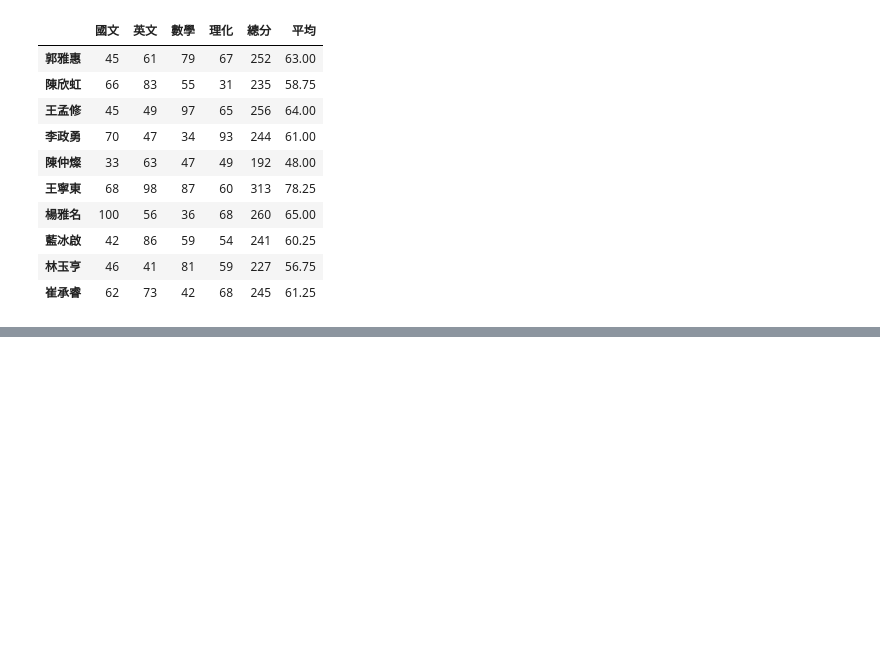
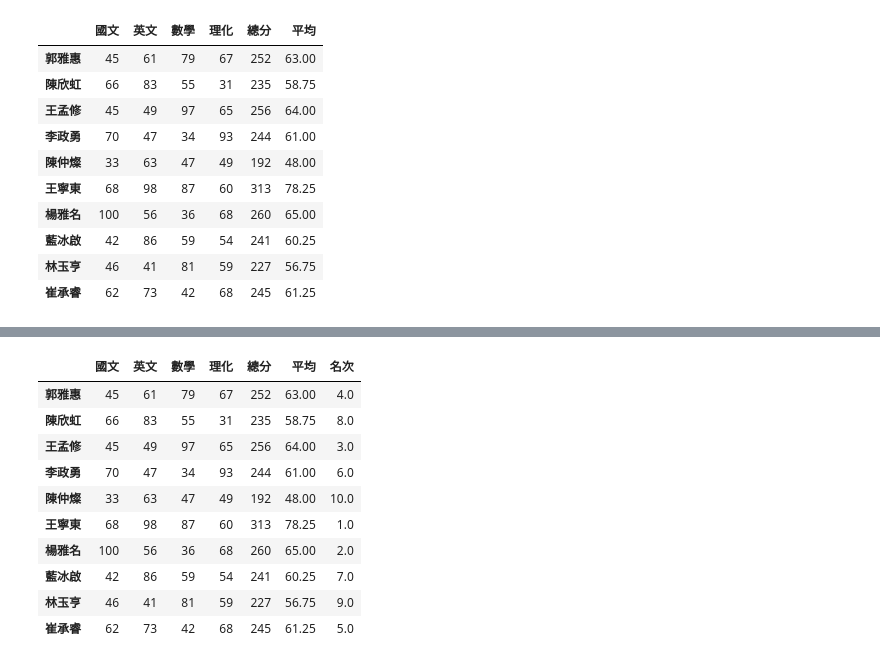
Before and after one commit to aprilrain731/20230210-python, a Jupyter notebook: 20230304.ipynb, the cells around one changed output, grey strips where cells are left out. Drawn from its saved outputs; the diff is of its cells as text; code cells hidden in the pictures; blank space fills up the shorter version.

```diff
--- a/20230304.ipynb
+++ b/20230304.ipynb
@@ -894,0 +929,16 @@ df
+# %%
+df['名次'] = df['總分'].rank(ascending=False)
+# %%
+df
+# %% [output]
+|  | 國文 | 英文 | 數學 | 理化 | 總分 | 平均 | 名次 |
+| 郭雅惠 | 45 | 61 | 79 | 67 | 252 | 63.00 | 4.0 |
+| 陳欣虹 | 66 | 83 | 55 | 31 | 235 | 58.75 | 8.0 |
+| 王孟修 | 45 | 49 | 97 | 65 | 256 | 64.00 | 3.0 |
+| 李政勇 | 70 | 47 | 34 | 93 | 244 | 61.00 | 6.0 |
+| 陳仲燦 | 33 | 63 | 47 | 49 | 192 | 48.00 | 10.0 |
+| 王寧東 | 68 | 98 | 87 | 60 | 313 | 78.25 | 1.0 |
+| 楊雅名 | 100 | 56 | 36 | 68 | 260 | 65.00 | 2.0 |
+| 藍冰啟 | 42 | 86 | 59 | 54 | 241 | 60.25 | 7.0 |
+| 林玉亨 | 46 | 41 | 81 | 59 | 227 | 56.75 | 9.0 |
+| 崔承睿 | 62 | 73 | 42 | 68 | 245 | 61.25 | 5.0 |
```
Also changed, not shown: parts of 5 cells of this notebook.
